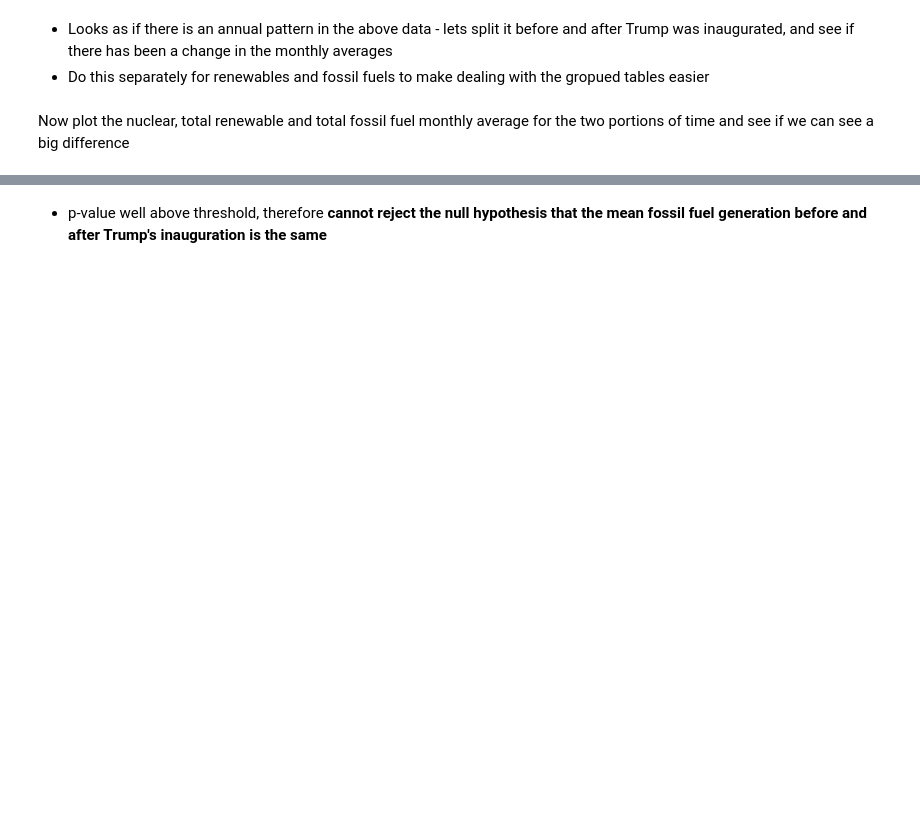
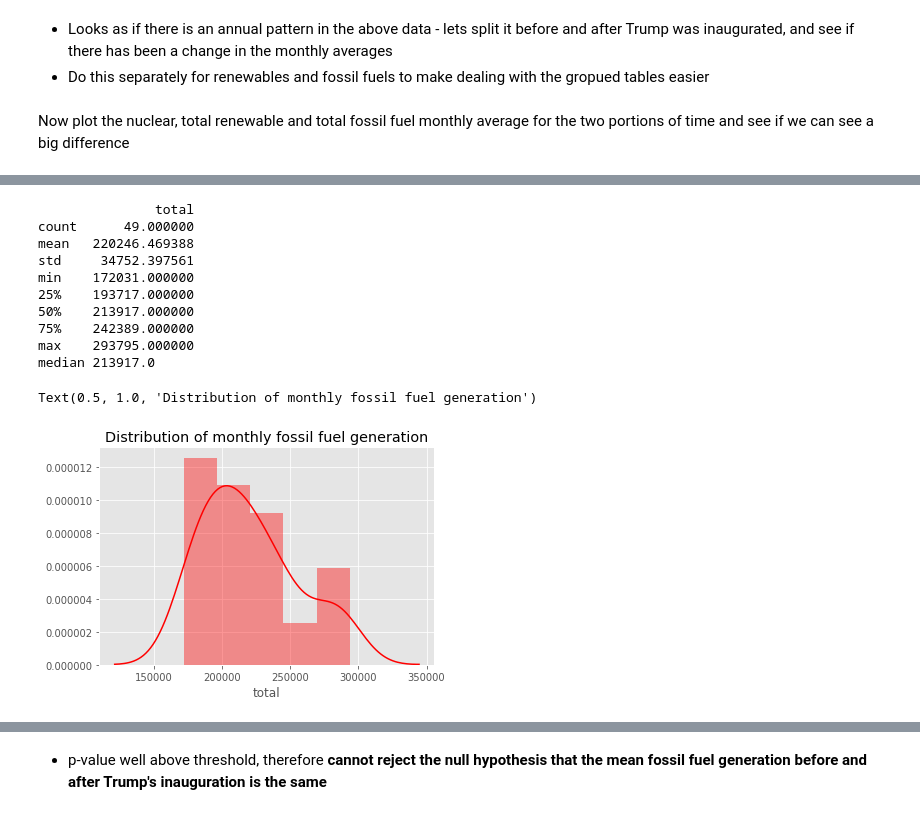
Before and after one commit to colliers95/Trump_vs_climate_web_scraping_project, a Jupyter notebook: Energy and emissions data analysis.ipynb, the cells around one changed output, grey strips where cells are left out. Saved outputs shown, nothing was run; the diff lists cells and outputs as text; code cells hidden in the pictures; blank space fills up the shorter version.

Commit message:
Exploratory plots added to powerpoint, statistical analysis begun

```diff
--- a/Energy and emissions data analysis.ipynb
+++ b/Energy and emissions data analysis.ipynb
@@ -224,0 +225,19 @@ fos_gen_post_t = fossil_fuel_generation.loc['February 2017':]
+# %%
+# Make histogram to visually inspect normality - assuming populations are the whole
+# sets of renewable and fossil fuel generation data
+print(fossil_fuel_generation[['total']].describe())
+print('median ' + str(fossil_fuel_generation['total'].median()))
+sns.distplot(fossil_fuel_generation['total'],color = 'r').set_title("Distribution of monthly fossil fuel generation")
+# %% [output]
+               total
+count      49.000000
+mean   220246.469388
+std     34752.397561
+min    172031.000000
+25%    193717.000000
+50%    213917.000000
+75%    242389.000000
+max    293795.000000
+median 213917.0
+Text(0.5, 1.0, 'Distribution of monthly fossil fuel generation')
+[figure, added]
```
Also changed, not shown: parts of 13 cells of this notebook, 1 other file.
